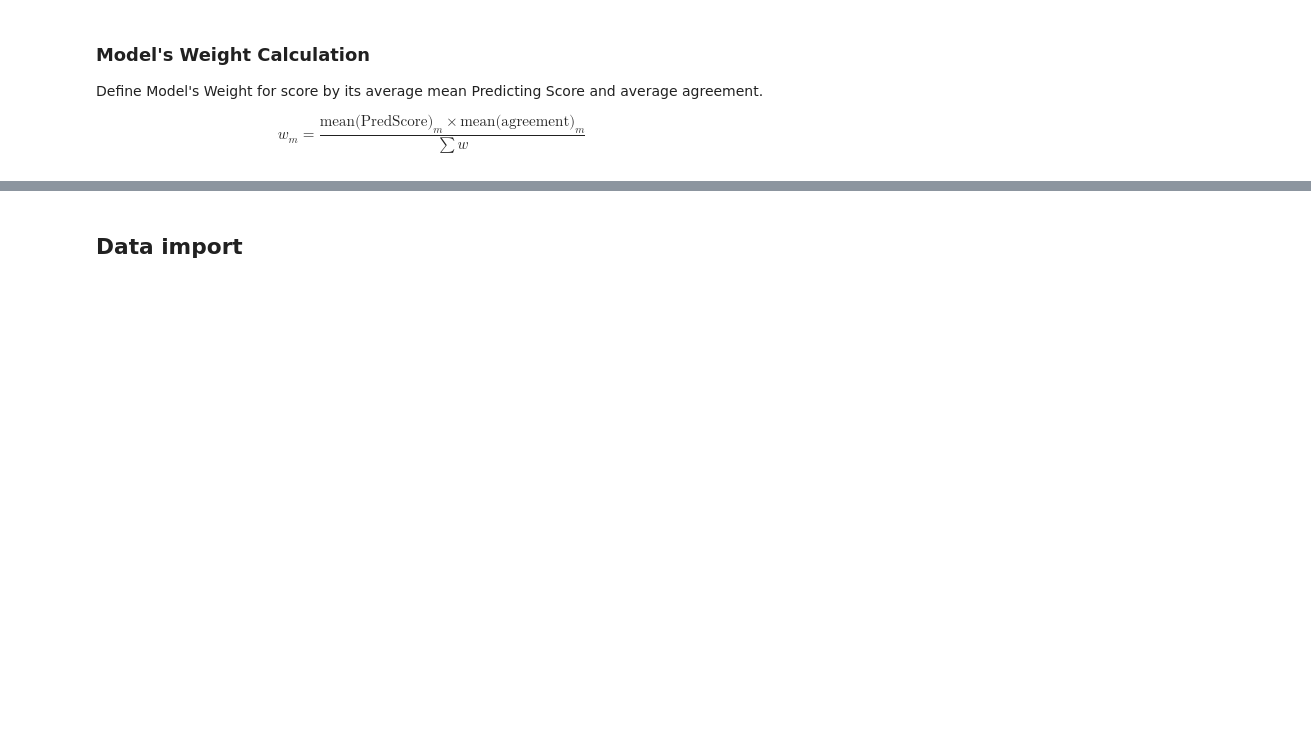
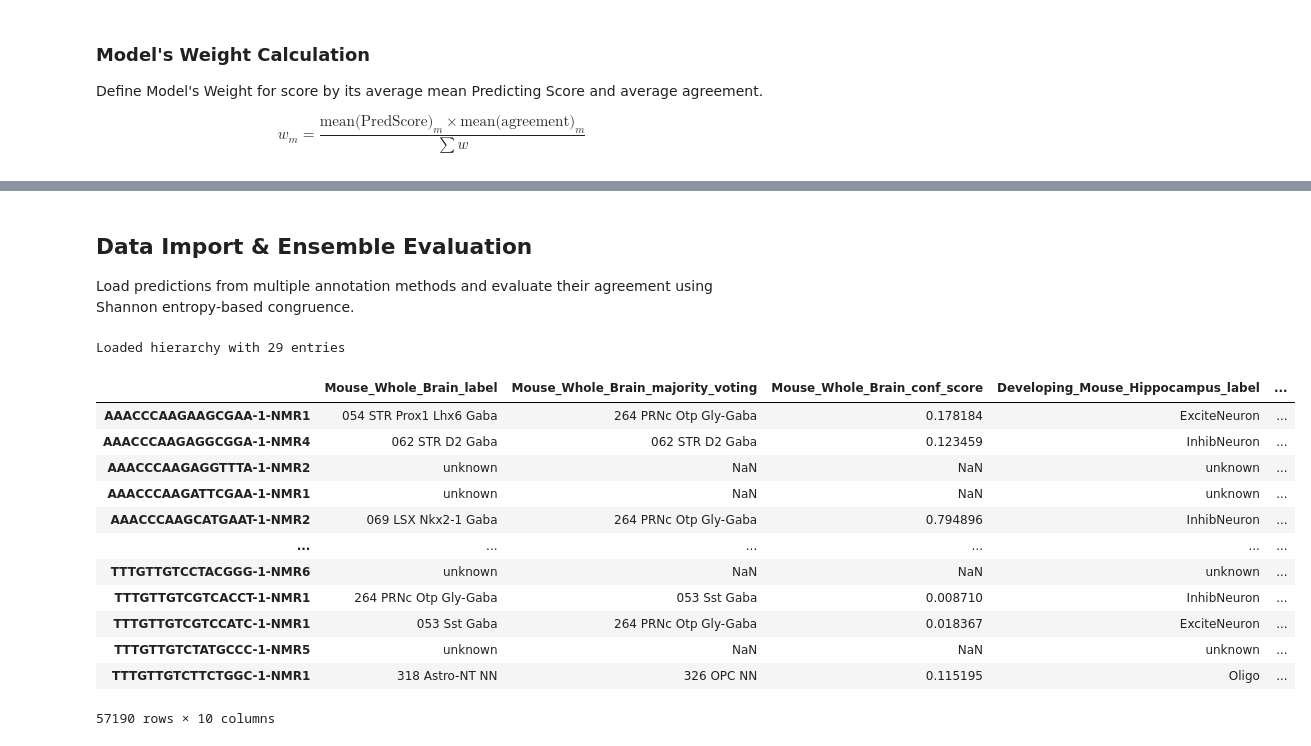
Before and after one commit to raqcoss/NMR-snRNA-seq, a Jupyter notebook: ann_integration/ann_voting.ipynb, the cells around one changed output, grey strips where cells are left out. Cells and saved outputs as stored; diff of their text form; code cells hidden in the pictures; blank space fills up the shorter version.

```diff
--- a/ann_integration/ann_voting.ipynb
+++ b/ann_integration/ann_voting.ipynb
@@ -29,8 +29,8 @@ and uncertainty (entropy) can be quantified as:
 
 $$H = -\sum_{k \in K} P(k) \log{P(k)}$$
 # %%
-path_to_predictions = "../data/ann_integration/predictions.csv"
-path_to_adata = "../data/ann_integration/adata.h5ad"
+path_to_predictions = "../data/ann_integration/all_predictions_with_unknown.csv"
+path_to_adata = "/media/raqcoss/USB KGST/ratopin_counts/out_datasets/final_nmr_crossAnn9.h5ad"
 # %%
 import pandas as pd
 import numpy as np
@@ -298,4 +559,36 @@ def evaluate_ensemble(df, embedding=None, cluster_col="cluster"):
 # %% [markdown]
-## Data import
+## Data Import & Ensemble Evaluation
+
+Load predictions from multiple annotation methods and evaluate their agreement using Shannon entropy-based congruence.
+# %%
+whole_mouse_hierarchy = pd.read_excel('../data/ann_integration/Glosario_CellTypist_Mouse_Whole_Brain_sin_acentos.xlsx', sheet_name='Glosario_CellTypist_Mouse_Whole')
+whole_mouse_hierarchy = whole_mouse_hierarchy[['Etiqueta', 'Campo_mayor', 'Region', 'Grupo', 'Especifico']]
+whole_mouse_hierarchy.set_index('Etiqueta', inplace=True)
+whole_mouse_mapping = {}
+for label, row in whole_mouse_hierarchy.iterrows():
+    whole_mouse_mapping[label] = {
+        "specific": row['Especifico'],
+        "group": row['Grupo'],
+        "region":  row['Region'],
+        "super": row['Campo_mayor']
+    }
+print('Loaded hierarchy with', len(whole_mouse_mapping), 'entries')
+# %% [output]
+Loaded hierarchy with 29 entries
 # %%
-df = pd.read_csv(path_to_predictions)
+df = pd.read_csv(path_to_predictions, index_col=0)
+df
+# %% [output]
+|  | Mouse_Whole_Brain_label | Mouse_Whole_Brain_majority_voting | Mouse_Whole_Brain_conf_score | Developing_Mouse_Hippocampus_label | ... |
+| AAACCCAAGAAGCGAA-1-NMR1 | 054 STR Prox1 Lhx6 Gaba | 264 PRNc Otp Gly-Gaba | 0.178184 | ExciteNeuron | ... |
+| AAACCCAAGAGGCGGA-1-NMR4 | 062 STR D2 Gaba | 062 STR D2 Gaba | 0.123459 | InhibNeuron | ... |
+| AAACCCAAGAGGTTTA-1-NMR2 | unknown | NaN | NaN | unknown | ... |
+| AAACCCAAGATTCGAA-1-NMR1 | unknown | NaN | NaN | unknown | ... |
+| AAACCCAAGCATGAAT-1-NMR2 | 069 LSX Nkx2-1 Gaba | 264 PRNc Otp Gly-Gaba | 0.794896 | InhibNeuron | ... |
+| ... | ... | ... | ... | ... | ... |
+| TTTGTTGTCCTACGGG-1-NMR6 | unknown | NaN | NaN | unknown | ... |
+| TTTGTTGTCGTCACCT-1-NMR1 | 264 PRNc Otp Gly-Gaba | 053 Sst Gaba | 0.008710 | InhibNeuron | ... |
+| TTTGTTGTCGTCCATC-1-NMR1 | 053 Sst Gaba | 264 PRNc Otp Gly-Gaba | 0.018367 | ExciteNeuron | ... |
+| TTTGTTGTCTATGCCC-1-NMR5 | unknown | NaN | NaN | unknown | ... |
+| TTTGTTGTCTTCTGGC-1-NMR1 | 318 Astro-NT NN | 326 OPC NN | 0.115195 | Oligo | ... |
+57190 rows × 10 columns
```
Also changed, not shown: parts of 18 cells of this notebook.
